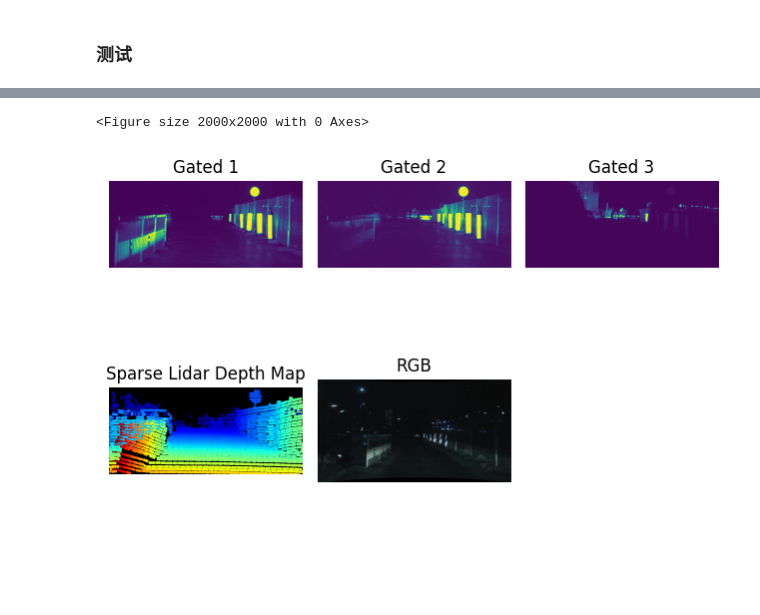
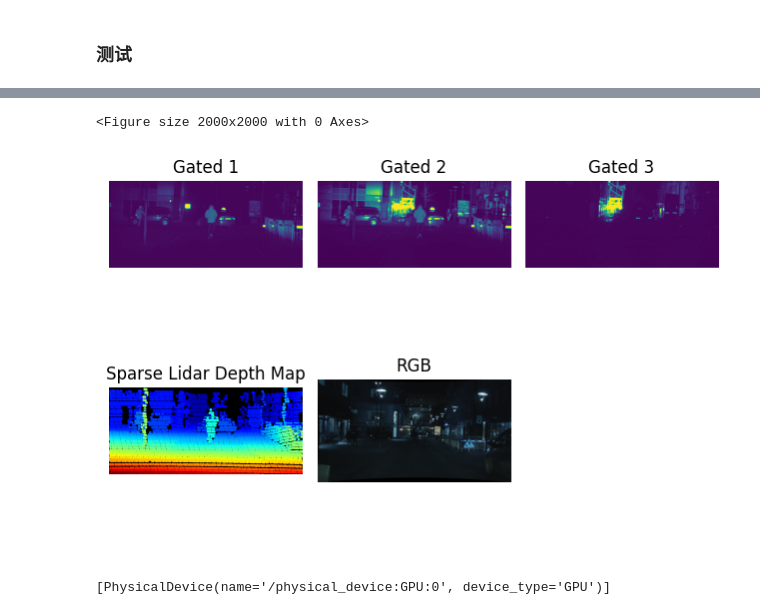
Before and after one commit to Edricos/newG2D, a Jupyter notebook: src/main.ipynb, the cells around one changed output, grey strips where cells are left out. Saved outputs shown, nothing was run; the diff lists cells and outputs as text; code cells hidden in the pictures.

```diff
--- a/src/main.ipynb
+++ b/src/main.ipynb
@@ -92,7 +90,7 @@ import matplotlib.pyplot as plt
 base_dir = '../data/real'
 gta_pass = ''
 data_type = 'real'
-img_id = '01151'
+img_id = '00223'
 min_distance = 3.
 max_distance = 150.
 
@@ -116,32 +114,32 @@ fig, axs = plt.subplots(2, 3)
 axs[0, 0].set_title('Gated 1')
 axs[0, 0].imshow(laod_in_img[:, :, :, 0:1].reshape(figShape))
 axs[0, 0].axis('off')
 
 axs[0, 1].set_title('Gated 2')
 axs[0, 1].imshow(in_img[:, :, :, 1:2].reshape(figShape))
 axs[0, 1].axis('off')
 
 axs[0, 2].set_title('Gated 3')
 axs[0, 2].imshow(in_img[:, :, :, 2:3].reshape(figShape))
 axs[0, 2].axis('off')
 
 y_coords, x_coords = np.where(lidar_mask.reshape(figShape))
 valid_depths = np.where(lidar_mask, gt_patch, np.nan)
 axs[1, 0].set_title('Sparse Lidar Depth Map')
 axs[1, 0].imshow(np.zeros_like(gt_patch.reshape(figShape)), cmap='gray')
 axs[1, 0].scatter(x_coords, y_coords, c=1. / (gt_patch.reshape(figShape)[lidar_mask.reshape(figShape)]), cmap='jet',
                   s=1, marker='o')
 axs[1, 0].axis('off')
 
 RGBimg = cv2.imread(os.path.join(base_dir, 'rgb_left_8bit', img_id + '.png'))
 axs[1, 1].set_title('RGB')
 axs[1, 1].imshow(RGBimg)
 axs[1, 1].axis('off')
 axs[1, 2].axis('off')
 # 调整子图之间的间距
 plt.tight_layout()
 plt.show()
 # %% [output]
 <Figure size 2000x2000 with 0 Axes>
-[figure, old version]
+[figure, new version]
 # %%
@@ -276,0 +185,21 @@ num_test_samples = int(0.1 * num_samples)  # 10%的样本作为测试集
+# %%
+# 准备训练前的库和GPU
+import time
+import unet
+import tensorflow as tf
+import tqdm
+import csv
+import gc
+
+gpus = tf.config.experimental.list_physical_devices('GPU')
+print(gpus)
+if gpus:
+    try:
+        tf.config.experimental.set_virtual_device_configuration(
+            gpus[0],
+            [tf.config.experimental.VirtualDeviceConfiguration(
+                memory_limit=9216)])
+    except RuntimeError as e:
+        print(e)
+# %% [output]
+[PhysicalDevice(name='/physical_device:GPU:0', device_type='GPU')]
```
Also changed, not shown: parts of 17 cells of this notebook, 1 other file.
